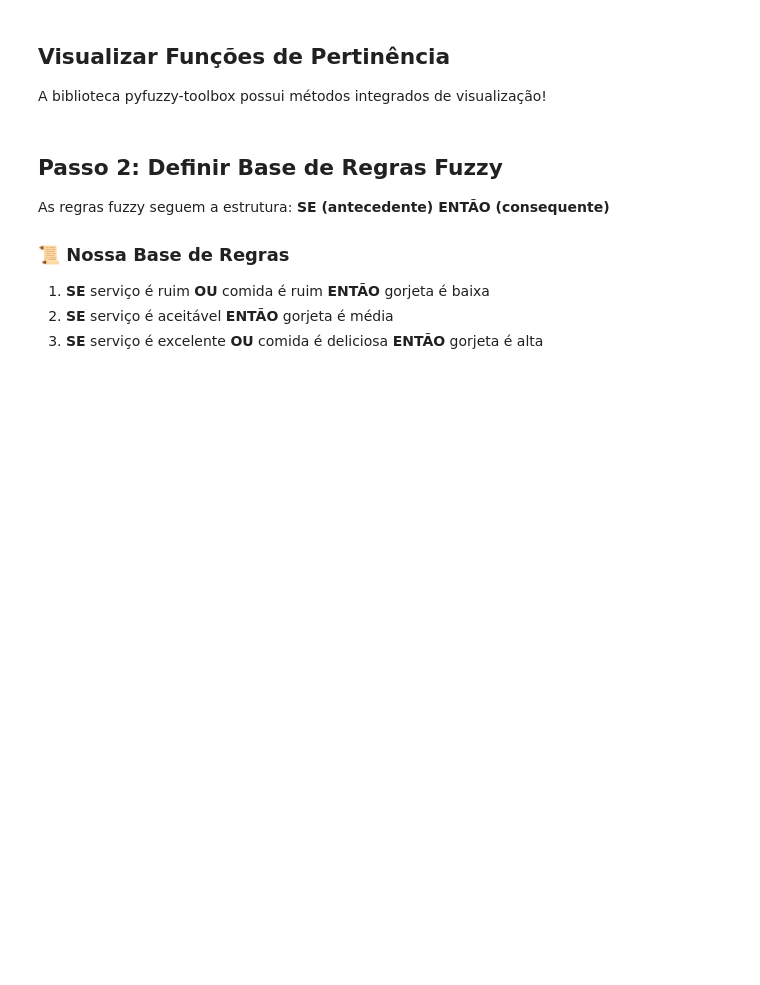
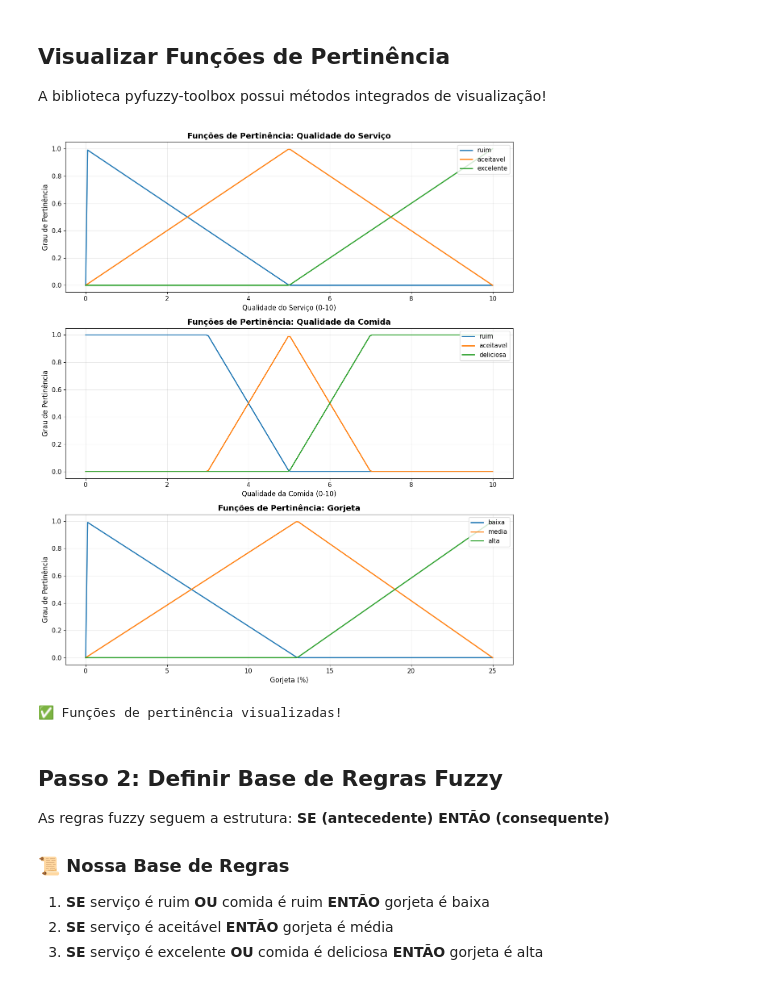
Before and after one commit to 1moi6/pyfuzzy-toolbox, a Jupyter notebook: notebooks_colab/02_inference/01_mamdani_tipping.ipynb, the cells around one changed output. Cells and saved outputs as stored; diff of their text form; code cells hidden in the pictures; blank space fills up the shorter version.

```diff
--- a/notebooks_colab/02_inference/01_mamdani_tipping.ipynb
+++ b/notebooks_colab/02_inference/01_mamdani_tipping.ipynb
@@ -108,7 +134,7 @@ fig, axes = plt.subplots(3, 1, figsize=(12, 14))
 # Subplot 1: Qualidade do Serviço
 # ============================================================================
 x_servico = np.linspace(0, 10, 200)
-for term_name, term in sistema.inputs['servico'].terms.items():
+for term_name, term in sistema.input_variables['servico'].terms.items():
     mu = term.membership(x_servico)
     axes[0].plot(x_servico, mu, label=term_name, linewidth=2)
 
@@ -124,38 +150,41 @@ axes[0].set_ylim([-0.05, 1.05])
 # Subplot 2: Qualidade da Comida
 # ============================================================================
 x_comida = np.linspace(0, 10, 200)
-for term_name, term in sistema.inputs['comida'].terms.items():
+for term_name, term in sistema.input_variables['comida'].terms.items():
     mu = term.membership(x_comida)
     axes[1].plot(x_comida, mu, label=term_name, linewidth=2)
 
 axes[1].set_title('Funções de Pertinência: Qualidade da Comida',
                  fontsize=14, fontweight='bold')
 axes[1].set_xlabel('Qualidade da Comida (0-10)', fontsize=12)
 axes[1].set_ylabel('Grau de Pertinência', fontsize=12)
 axes[1].legend(loc='upper right', fontsize=11)
 axes[1].grid(True, alpha=0.3)
 axes[1].set_ylim([-0.05, 1.05])
 
 # ============================================================================
 # Subplot 3: Gorjeta
 # ============================================================================
 x_gorjeta = np.linspace(0, 25, 200)
-for term_name, term in sistema.outputs['gorjeta'].terms.items():
+for term_name, term in sistema.output_variables['gorjeta'].terms.items():
     mu = term.membership(x_gorjeta)
     axes[2].plot(x_gorjeta, mu, label=term_name, linewidth=2)
 
 axes[2].set_title('Funções de Pertinência: Gorjeta',
                  fontsize=14, fontweight='bold')
 axes[2].set_xlabel('Gorjeta (%)', fontsize=12)
 axes[2].set_ylabel('Grau de Pertinência', fontsize=12)
 axes[2].legend(loc='upper right', fontsize=11)
 axes[2].grid(True, alpha=0.3)
 axes[2].set_ylim([-0.05, 1.05])
 
 plt.tight_layout()
 plt.show()
 
 print("✅ Funções de pertinência visualizadas!")
+# %% [output]
+[figure, added]
+✅ Funções de pertinência visualizadas!
 # %% [markdown]
 ## Passo 2: Definir Base de Regras Fuzzy
 
```
Also changed, not shown: parts of 6 cells of this notebook, 7 other files.
